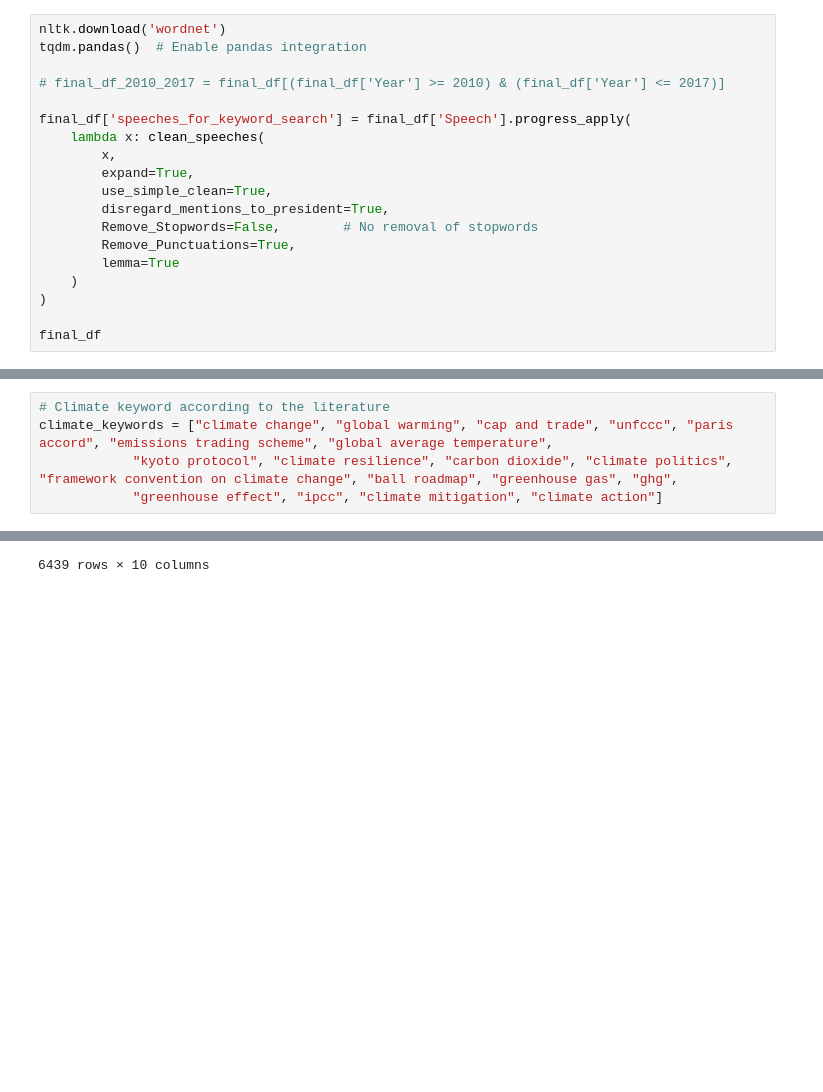
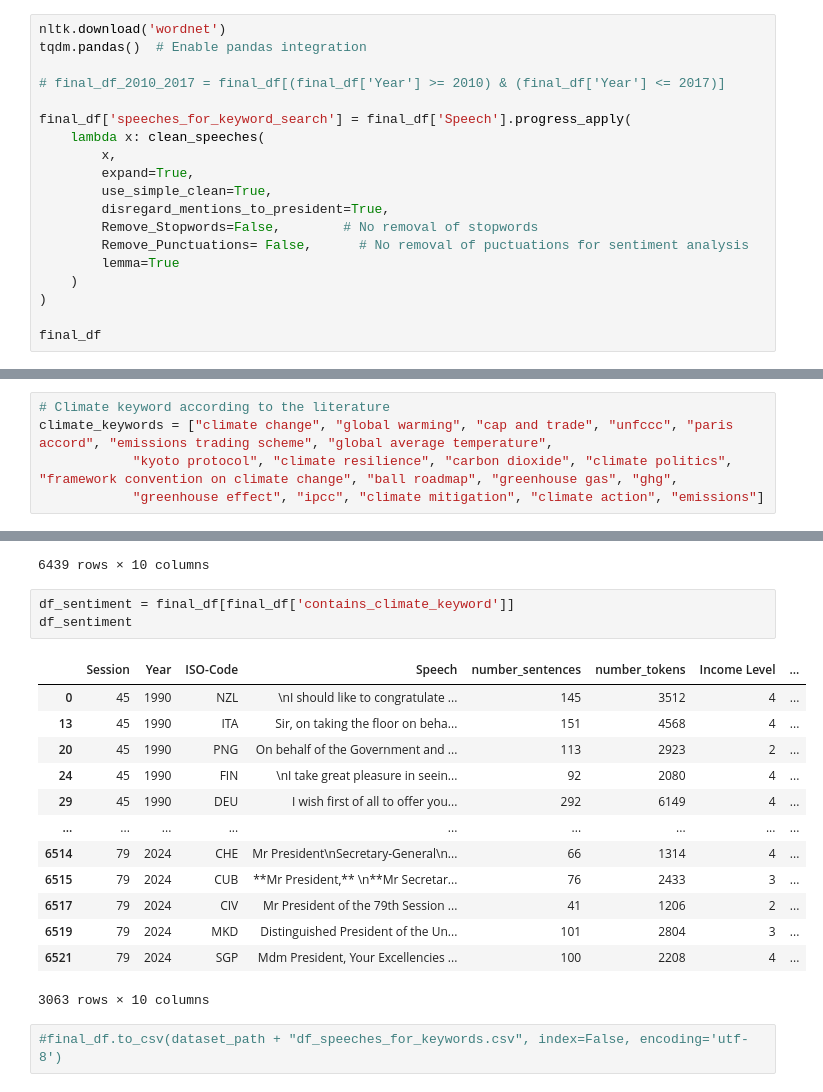
Before and after one commit to AlvaroMillanRuiz/NLP_BDS, a Jupyter notebook: 5. Preprocessing sentiment analysis and embeddings.ipynb, the cells around one changed output, grey strips where cells are left out. Drawn from its saved outputs; the diff is of its cells as text; blank space fills up the shorter version.

```diff
--- a/5. Preprocessing sentiment analysis and embeddings.ipynb
+++ b/5. Preprocessing sentiment analysis and embeddings.ipynb
@@ -331,7 +333,7 @@ final_df['speeches_for_keyword_search'] = final_df['Speech'].progress_apply(
         use_simple_clean=True,
         disregard_mentions_to_president=True,
         Remove_Stopwords=False,        # No removal of stopwords
-        Remove_Punctuations=True,
+        Remove_Punctuations= False,      # No removal of puctuations for sentiment analysis
         lemma=True
     )
 )
@@ -365,7 +367,7 @@ See the caveats in the documentation: https://pandas.pydata.org/pandas-docs/stab
 # Climate keyword according to the literature
 climate_keywords = ["climate change", "global warming", "cap and trade", "unfccc", "paris accord", "emissions trading scheme", "global average temperature",
             "kyoto protocol", "climate resilience", "carbon dioxide", "climate politics", "framework convention on climate change", "ball roadmap", "greenhouse gas", "ghg",
-            "greenhouse effect", "ipcc", "climate mitigation", "climate action"]
+            "greenhouse effect", "ipcc", "climate mitigation", "climate action", "emissions"]
 # %%
 def extract_keyword_info(text, keywords):
     """
@@ -412,3 +414,22 @@ See the caveats in the documentation: https://pandas.pydata.org/pandas-docs/stab
 | 6520 | 79 | 2024 | KOR | Mr. President,\nMr. Secretary-Gen... | 31 | 821 | 4 | ... |
 | 6521 | 79 | 2024 | SGP | Mdm President, Your Excellencies ... | 100 | 2208 | 4 | ... |
 6439 rows × 10 columns
+# %%
+df_sentiment = final_df[final_df['contains_climate_keyword']]
+df_sentiment
+# %% [output]
+|  | Session | Year | ISO-Code | Speech | number_sentences | number_tokens | Income Level | ... |
+| 0 | 45 | 1990 | NZL | ﻿\nI should like to congratulate ... | 145 | 3512 | 4 | ... |
+| 13 | 45 | 1990 | ITA | ﻿Sir, on taking the floor on beha... | 151 | 4568 | 4 | ... |
+| 20 | 45 | 1990 | PNG | ﻿On behalf of the Government and ... | 113 | 2923 | 2 | ... |
+| 24 | 45 | 1990 | FIN | ﻿\nI take great pleasure in seein... | 92 | 2080 | 4 | ... |
+| 29 | 45 | 1990 | DEU | ﻿I wish first of all to offer you... | 292 | 6149 | 4 | ... |
+| ... | ... | ... | ... | ... | ... | ... | ... | ... |
+| 6514 | 79 | 2024 | CHE | Mr President\nSecretary-General\n... | 66 | 1314 | 4 | ... |
+| 6515 | 79 | 2024 | CUB | **Mr President,** \n**Mr Secretar... | 76 | 2433 | 3 | ... |
+| 6517 | 79 | 2024 | CIV | Mr President of the 79th Session ... | 41 | 1206 | 2 | ... |
+| 6519 | 79 | 2024 | MKD | Distinguished President of the Un... | 101 | 2804 | 3 | ... |
+| 6521 | 79 | 2024 | SGP | Mdm President, Your Excellencies ... | 100 | 2208 | 4 | ... |
+3063 rows × 10 columns
+# %%
+#final_df.to_csv(dataset_path + "df_speeches_for_keywords.csv", index=False, encoding='utf-8')
```
Also changed, not shown: parts of 4 cells of this notebook.
